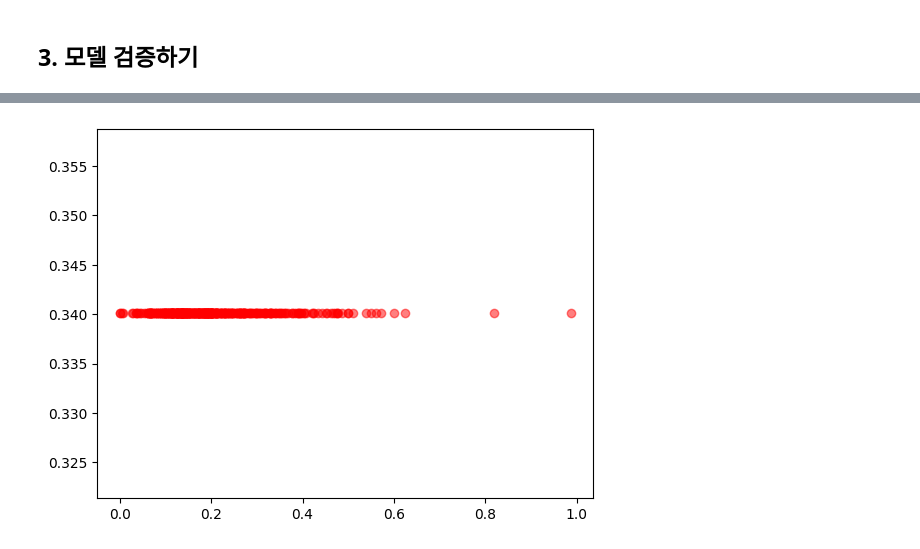
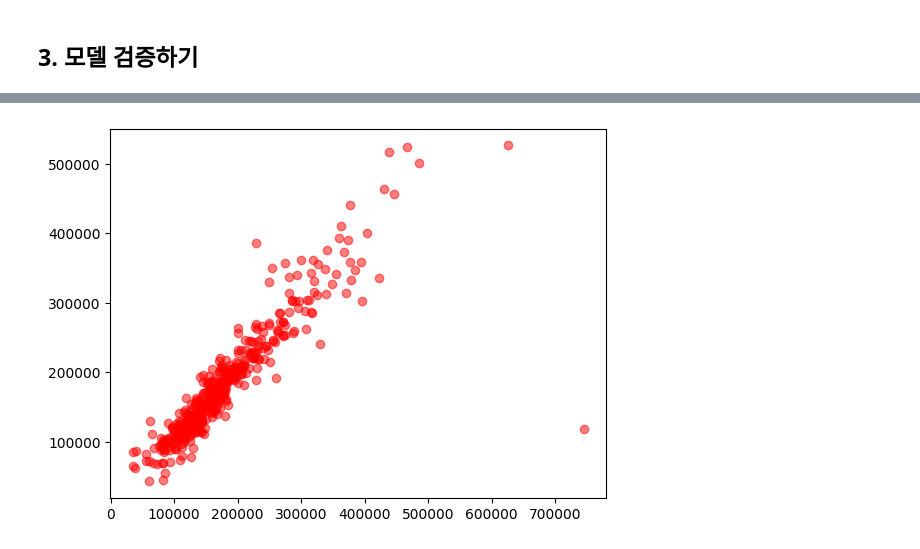
Before and after one commit to archdsp/MLExampleCode, a Jupyter notebook: neural-network/ann-house_price.ipynb, the cells around one changed output, grey strips where cells are left out. Drawn from its saved outputs; the diff is of its cells as text; code cells hidden in the pictures.

Commit message:
ANN house price inference example code added
Signed-off-by: archdsp <archdsp01@gmail.com>

```diff
--- a/neural-network/ann-house_price.ipynb
+++ b/neural-network/ann-house_price.ipynb
@@ -149,11 +139,15 @@ display(data)
 ##  데이터 범주형 데이터가 있다면 숫자로 표현하기
 # %%
 non_numeric_columns = data.select_dtypes(exclude='number').columns
-from sklearn.preprocessing import LabelEncoder
-label_encoder = LabelEncoder()
+from sklearn.preprocessing import OneHotEncoder
+one_hot_encoder = OneHotEncoder()
 
 for i in non_numeric_columns:
-    data[i] = label_encoder.fit_transform(data[i])
+    onehot = one_hot_encoder.fit_transform(data[[i]]).toarray()
+    onehot= pd.DataFrame(onehot)
+    onehot.columns = one_hot_encoder.get_feature_names_out()
+    data = pd.concat([data, onehot],axis=1)
+    data = data.drop(columns=[i])
 
 display(data)
 # %% [output]
@@ -175,10 +169,8 @@ display(data)
 # %%
 from sklearn.model_selection import train_test_split
 
-numeric_data = data[numeric_columns]
-
-X = numeric_data.loc[:, numeric_data.columns != 'SalePrice']
-Y = numeric_data.loc[:, numeric_data.columns == 'SalePrice']
+X = data.loc[:, data.columns != 'SalePrice']
+Y = data.loc[:, data.columns == 'SalePrice']
 
 X_train, X_test, Y_train, Y_test = train_test_split(X, Y, test_size=0.3, random_state=1)
 # %% [markdown]
@@ -192,7 +184,7 @@ from tensorflow.keras import optimizers # keras의 옵티마이저를 임포트
 # Sequential()로 model이라는 이름의 모델 객체을 만듭니다.
 model = Sequential()
 
-model.add(Dense(512, input_dim=len(numeric_data.columns) - 1, activation='relu'))
+model.add(Dense(512, input_dim=len(data.columns) - 1, activation='relu'))
 model.add(Dense(128, activation='relu'))
 model.add(Dense(128, activation='relu'))
 model.add(Dense(64, activation='relu'))
@@ -230,6 +222,5 @@ _________________________________________________________________
 ## 2. 학습하기
 # %%
 # 주어진 X와 y데이터에 대해서 오차를 최소화하는 작업을 1000번 시도합니다.
-model.fit(X_train, Y_train, batch_size=64, epochs=500, shuffle=True,
-          validation_data=(X_test, Y_test))
+model.fit(X_train, Y_train, batch_size=64, epochs=100, shuffle=True)
 # %% [output]
@@ -254,10 +245,8 @@ Epoch 500/500
 # %% [markdown]
 ## 3. 모델 검증하기
 # %%
-score = model.evaluate(X_test, Y_test)
-print(score)
+Y_predict = model.predict(X_test)
 
-Y_predict = model.predict(X_test)
 plt.figure()
 plt.scatter(Y_test, Y_predict, alpha=.5, c=['r'])
 plt.show()
@@ -268 +255 @@ plt.show()
-[figure, old version]
+[figure, new version]
```
Also changed, not shown: parts of 15 cells of this notebook, 4 other files.
